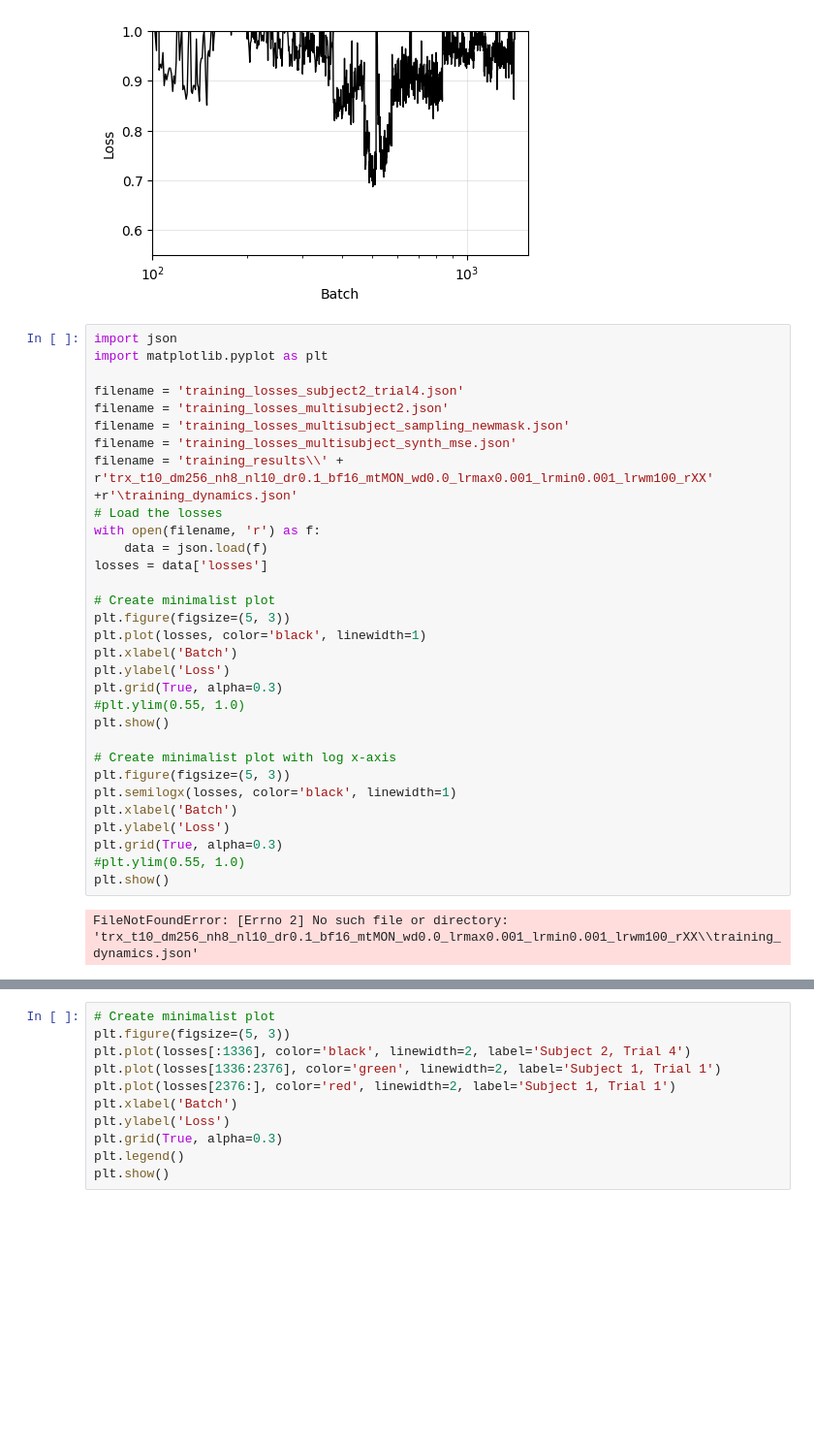
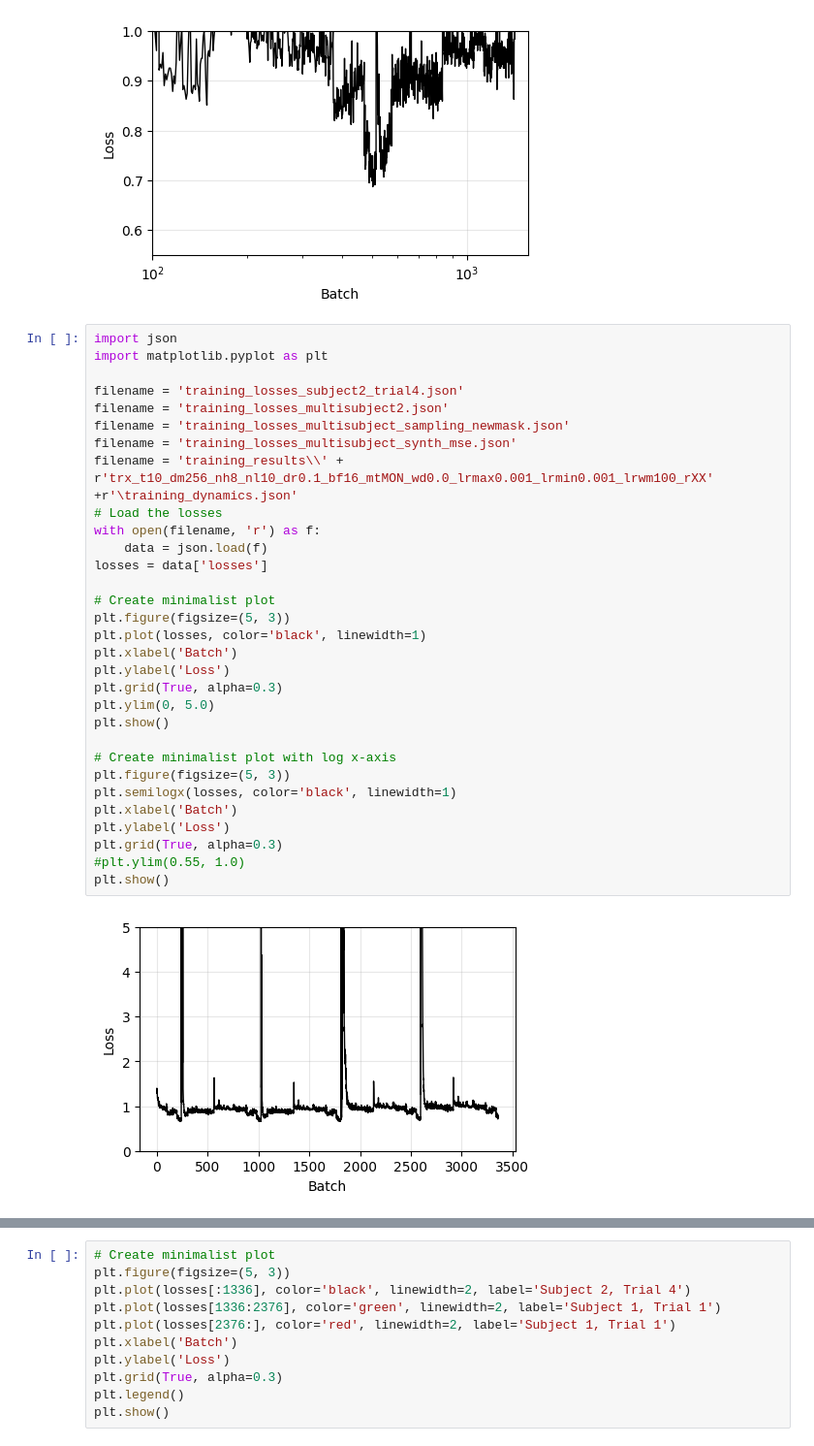
Before and after one commit to azaho/bfm_ic, a Jupyter notebook: losses_plot.ipynb, the cells around one changed output, grey strips where cells are left out. Shown at 97% size. Drawn from its saved outputs; the diff is of its cells as text; blank space fills up the shorter version.

```diff
--- a/losses_plot.ipynb
+++ b/losses_plot.ipynb
@@ -47,32 +47,32 @@ plt.show()
 import json
 import matplotlib.pyplot as plt
 
 filename = 'training_losses_subject2_trial4.json'
 filename = 'training_losses_multisubject2.json'
 filename = 'training_losses_multisubject_sampling_newmask.json'
 filename = 'training_losses_multisubject_synth_mse.json'
 filename = 'training_results\\' + r'trx_t10_dm256_nh8_nl10_dr0.1_bf16_mtMON_wd0.0_lrmax0.001_lrmin0.001_lrwm100_rXX' +r'\training_dynamics.json'
 # Load the losses
 with open(filename, 'r') as f:
     data = json.load(f)
 losses = data['losses']
 
 # Create minimalist plot
 plt.figure(figsize=(5, 3))
 plt.plot(losses, color='black', linewidth=1)
 plt.xlabel('Batch')
 plt.ylabel('Loss')
 plt.grid(True, alpha=0.3)
-#plt.ylim(0.55, 1.0)
+plt.ylim(0, 5.0)
 plt.show()
 
 # Create minimalist plot with log x-axis
 plt.figure(figsize=(5, 3))
 plt.semilogx(losses, color='black', linewidth=1)
 plt.xlabel('Batch')
 plt.ylabel('Loss')
 plt.grid(True, alpha=0.3)
 #plt.ylim(0.55, 1.0)
 plt.show()
 # %% [output]
-FileNotFoundError: [Errno 2] No such file or directory: 'trx_t10_dm256_nh8_nl10_dr0.1_bf16_mtMON_wd0.0_lrmax0.001_lrmin0.001_lrwm100_rXX\\training_dynamics.json'
+[figure, added]
```
Also changed, not shown: parts of 1 cell of this notebook, 2 other files.
